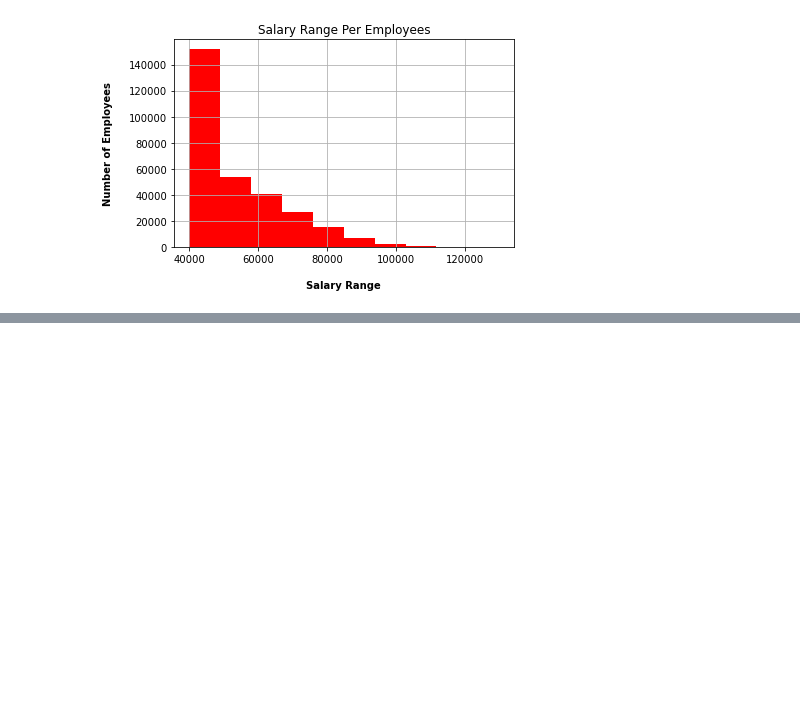
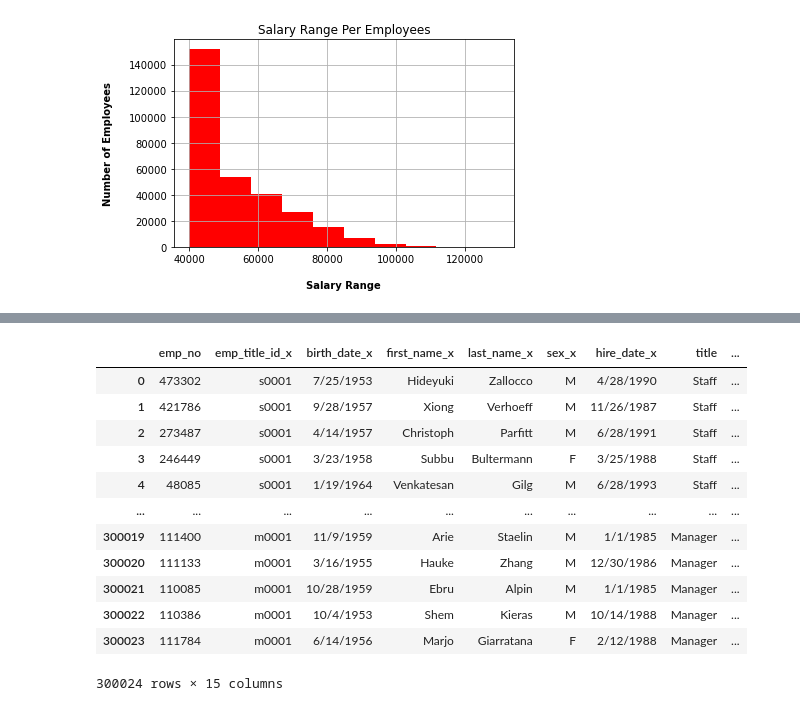
Before and after one commit to Marlyng26/Employee-Analysis, a Jupyter notebook: Bonus.ipynb, the cells around one changed output, grey strips where cells are left out. Cells and saved outputs as stored; diff of their text form; code cells hidden in the pictures; blank space fills up the shorter version.

```diff
--- a/Bonus.ipynb
+++ b/Bonus.ipynb
@@ -53,0 +70,3 @@ salaries_employees.head()
+# %%
+employees_data = pd.read_sql('SELECT * FROM public."Employee"', connection)
+employees_data.head()
@@ -53,0 +80,3 @@ salaries_employees.head()
+# %%
+title_data = pd.read_sql('SELECT * FROM public."titles"', connection)
+title_data.head()
@@ -53,0 +90,3 @@ salaries_employees.head()
+# %%
+employee_title = employees_data.merge(title_data, on ="emp_title_id")
+employee_title
@@ -53,0 +124,17 @@ salaries_employees.head()
+# %%
+employee_title_salary = employee_title.merge(employee_salary, on = 'emp_no')
+employee_title_salary
+# %% [output]
+|  | emp_no | emp_title_id_x | birth_date_x | first_name_x | last_name_x | sex_x | hire_date_x | title | ... |
+| 0 | 473302 | s0001 | 7/25/1953 | Hideyuki | Zallocco | M | 4/28/1990 | Staff | ... |
+| 1 | 421786 | s0001 | 9/28/1957 | Xiong | Verhoeff | M | 11/26/1987 | Staff | ... |
+| 2 | 273487 | s0001 | 4/14/1957 | Christoph | Parfitt | M | 6/28/1991 | Staff | ... |
+| 3 | 246449 | s0001 | 3/23/1958 | Subbu | Bultermann | F | 3/25/1988 | Staff | ... |
+| 4 | 48085 | s0001 | 1/19/1964 | Venkatesan | Gilg | M | 6/28/1993 | Staff | ... |
+| ... | ... | ... | ... | ... | ... | ... | ... | ... | ... |
+| 300019 | 111400 | m0001 | 11/9/1959 | Arie | Staelin | M | 1/1/1985 | Manager | ... |
+| 300020 | 111133 | m0001 | 3/16/1955 | Hauke | Zhang | M | 12/30/1986 | Manager | ... |
+| 300021 | 110085 | m0001 | 10/28/1959 | Ebru | Alpin | M | 1/1/1985 | Manager | ... |
+| 300022 | 110386 | m0001 | 10/4/1953 | Shem | Kieras | M | 10/14/1988 | Manager | ... |
+| 300023 | 111784 | m0001 | 6/14/1956 | Marjo | Giarratana | F | 2/12/1988 | Manager | ... |
+300024 rows × 15 columns
```
Also changed, not shown: parts of 12 cells of this notebook, 3 other files.
